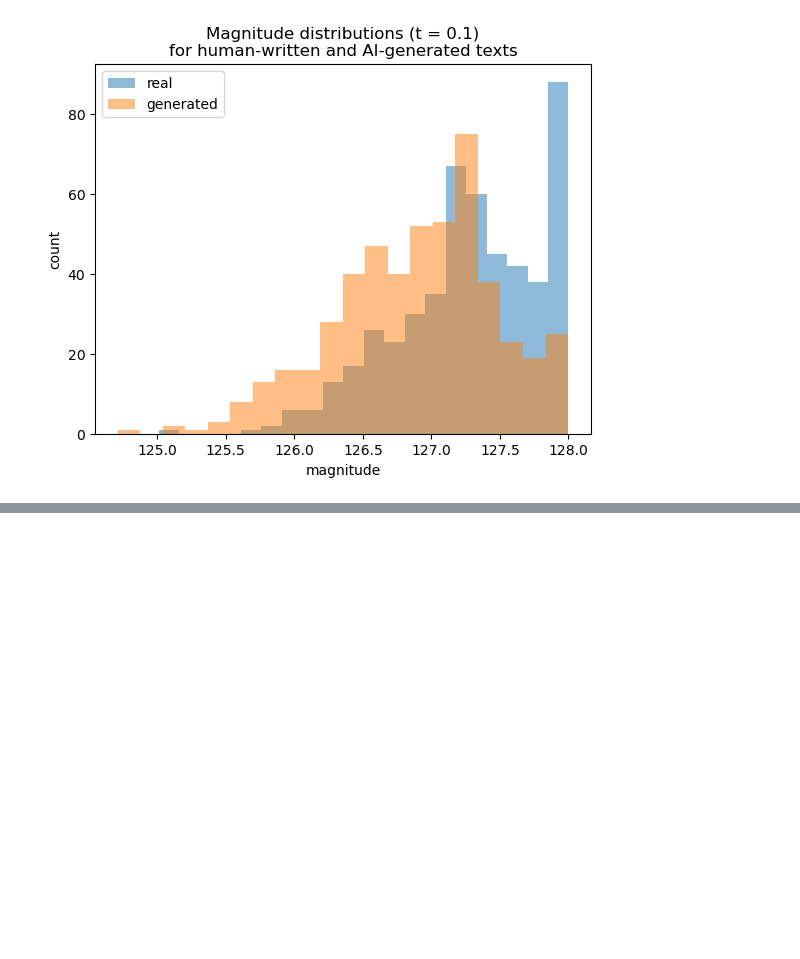
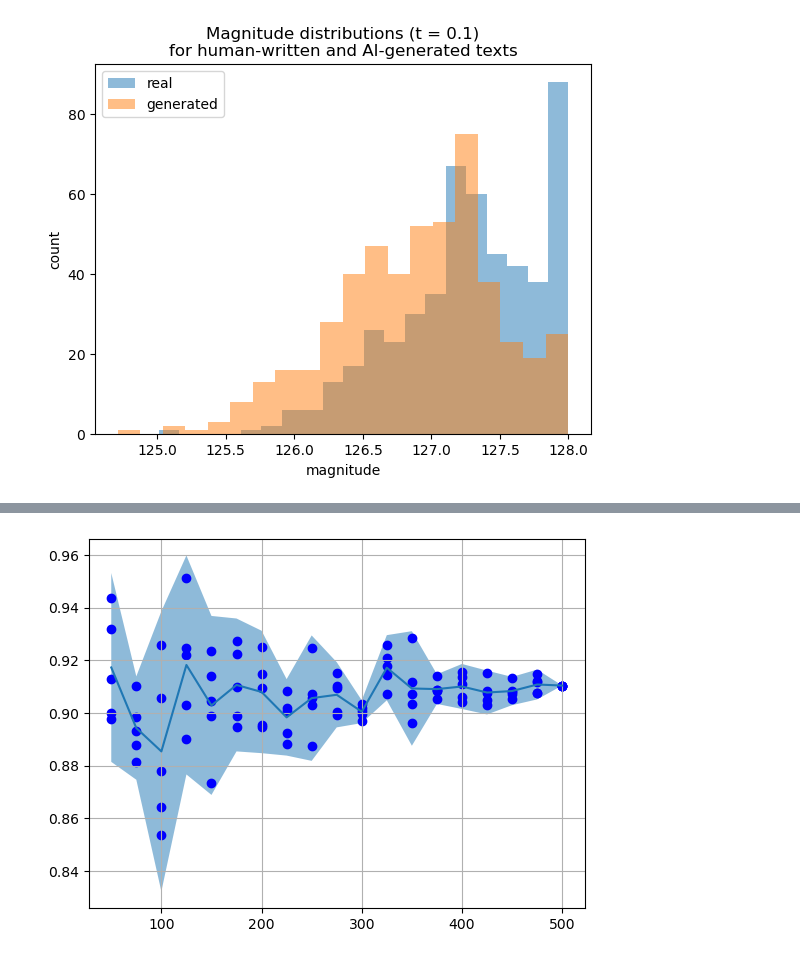
Before and after one commit to GurevichPE/Artifical-text-detection-via-magnitude-functions, a Jupyter notebook: magnitude/experiments.ipynb, the cells around one changed output, grey strips where cells are left out. Cells and saved outputs as stored; diff of their text form; code cells hidden in the pictures; blank space fills up the shorter version.

```diff
--- a/magnitude/experiments.ipynb
+++ b/magnitude/experiments.ipynb
@@ -61,7 +86,7 @@ from sklearn.decomposition import PCA
 from sklearn.model_selection import StratifiedKFold
 
 
-def logreg(reals, gens, pca=False, n_splits=6):
+def logreg(reals, gens, pca=False, n_splits=6, max_iter=1000):
     data = np.concatenate([reals, gens], axis=0)
     labels = np.zeros(len(reals) + len(gens))
     labels[len(reals):] = 1
@@ -81,12 +106,12 @@ def logreg(reals, gens, pca=False, n_splits=6):
 
         # PCA if enabled (fit on scaled training fold only)
         if pca:
-            pca_model = PCA(n_components=700, random_state=21)
+            pca_model = PCA(n_components=pca, random_state=21)
             X_train_scaled = pca_model.fit_transform(X_train_scaled)
             X_val_scaled = pca_model.transform(X_val_scaled)
 
         # Train and evaluate model
-        lr = LogisticRegression()
+        lr = LogisticRegression(max_iter=max_iter, n_jobs=-1)
         lr.fit(X_train_scaled, y_train)
         val_preds = lr.predict_proba(X_val_scaled)[:, 1]
         fold_auc = roc_auc_score(y_val, val_preds)
@@ -100,0 +133,31 @@ np.float64(0.7906459458027175)
+# %%
+results = []
+results_pca = []
+
+for n in tqdm(range(50, 501, 25)):
+    res = []
+    res_pca = []
+    for _ in range(5):
+        slice_inds = np.sort(np.random.choice(list(range(500)), n, replace=False))
+        real_slice = real_mfs[slice_inds]
+        gen_slice = gen_mfs[slice_inds]
+        lr_r, lr_pca_r = logreg(real_slice, gen_slice), logreg(real_slice, gen_slice, pca=n * 4 // 5)
+        res.append(lr_r)
+        res_pca.append(lr_pca_r)
+    results.append([res])
+    results_pca.append(res_pca)
+# %%
+results = np.array(results).reshape(19, 5)
+
+means = results.mean(axis=1)
+stds = results.std(axis=1)
+
+plt.plot(list(range(50, 501, 25)), means)
+plt.fill_between(list(range(50, 501, 25)), means - 2*stds, means + 2*stds, alpha=0.5)
+
+for i in range(5):
+    plt.scatter(list(range(50, 501, 25)), results[:, i], color='b')
+
+plt.grid()
+# %% [output]
+[figure, added]
```
Also changed, not shown: parts of 13 cells of this notebook, 6 other files.
